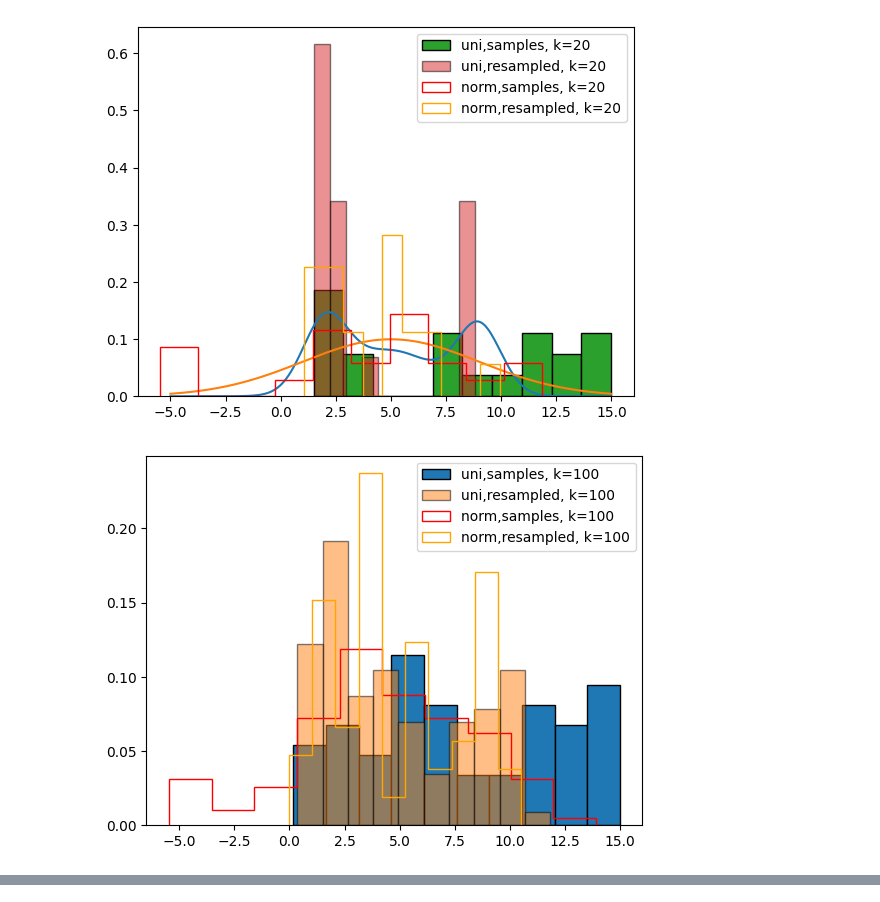
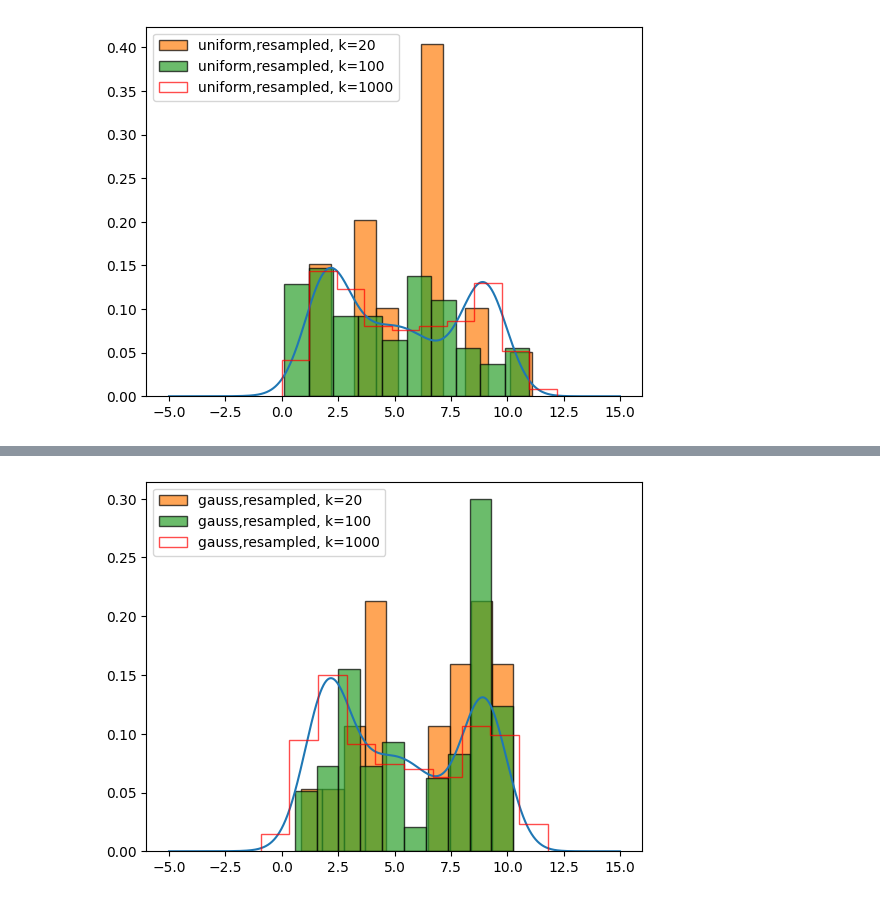
Before and after one commit to olekkr/REX, a Jupyter notebook: assignment2/ex3_normal.ipynb, the cells around one changed output, grey strips where cells are left out. Saved outputs shown, nothing was run; the diff lists cells and outputs as text; code cells hidden in the pictures.

```diff
--- a/assignment2/ex3_normal.ipynb
+++ b/assignment2/ex3_normal.ipynb
@@ -67,31 +67,26 @@ def print_distr(samples, normalize: bool = False):
 # %%
 x = np.arange(-5,15,0.01)
 y = [p(idx) for idx in x]
 plt.plot(x, y)
 
 rng = np.random.default_rng(0)
 
 nx = np.arange(-5,15,0.01)
 ny = [normal_dist(idx, *NORMAL_PARAMS) for idx in nx]
 
-plt.plot(nx,ny)
+# plt.plot(nx,ny)
 
 def uni_q(x):
     return 1/15 if x >= 0 and x <= 15 else 0
 
-for k in (20,100,1000):
-    edgecolor, alpha, histtype = ("black", "black", "red", "orange"),(1,0.5,1, 1), ("bar","bar","step", "step"),
+for edgecolor, alpha, histtype, k in zip(("black","black","red"),(1,0.7,1, 1), ("bar","bar","step", "step"),(20,100,1000,)):
     samples = gen_uniform_samples(k=k, seed=int(datetime.now().timestamp()))
-    plt.hist(samples, density=True, label=f"uni,samples, k={k}",edgecolor=edgecolor[0],histtype=histtype[0],alpha=alpha[0])
     resampled = resample(samples, k=k, p_func=p,q_func=uni_q)
-    plt.hist(resampled, density=True, label=f"uni,resampled, k={k}", histtype=histtype[1], alpha=alpha[1], edgecolor=edgecolor[1])
-    samples = gen_normal_samples(k=k, seed=int(datetime.now().timestamp()))
-    plt.hist(samples, density=True, label=f"norm,samples, k={k}",histtype=histtype[2], alpha=alpha[2], edgecolor=edgecolor[2])
-    resampled = resample(samples, k=k)
 
-    plt.hist(resampled, density=True, label=f"norm,resampled, k={k}", histtype=histtype[3], alpha=alpha[3], edgecolor=edgecolor[3])
-    plt.legend()
-    plt.show()
+    plt.hist(resampled, density=True, label=f"uniform,resampled, k={k}", histtype=histtype, edgecolor=edgecolor, alpha=0.7)
+
+
+plt.legend()
+plt.show()
 # %% [output]
-[figure, old version]
+[figure, new version]
-[figure, removed]
@@ -98,0 +93,25 @@ for k in (20,100,1000):
+# %%
+x = np.arange(-5,15,0.01)
+y = [p(idx) for idx in x]
+plt.plot(x, y)
+
+rng = np.random.default_rng(0)
+
+nx = np.arange(-5,15,0.01)
+ny = [normal_dist(idx, *NORMAL_PARAMS) for idx in nx]
+
+# plt.plot(nx,ny)
+
+def uni_q(x):
+    return 1/15 if x >= 0 and x <= 15 else 0
+
+for edgecolor, alpha, histtype, k in zip(("black","black","red"),(1,0.7,1, 1), ("bar","bar","step", "step"),(20,100,1000,)):
+    samples = gen_normal_samples(k=k, seed=int(datetime.now().timestamp()))
+    resampled = resample(samples, k=k)
+
+
+    plt.hist(resampled, density=True, label=f"gauss,resampled, k={k}", histtype=histtype, edgecolor=edgecolor, alpha=0.7)
+plt.legend()
+plt.show()
+# %% [output]
+[figure, added]
```
Also changed, not shown: parts of 2 cells of this notebook, 3 other files.
